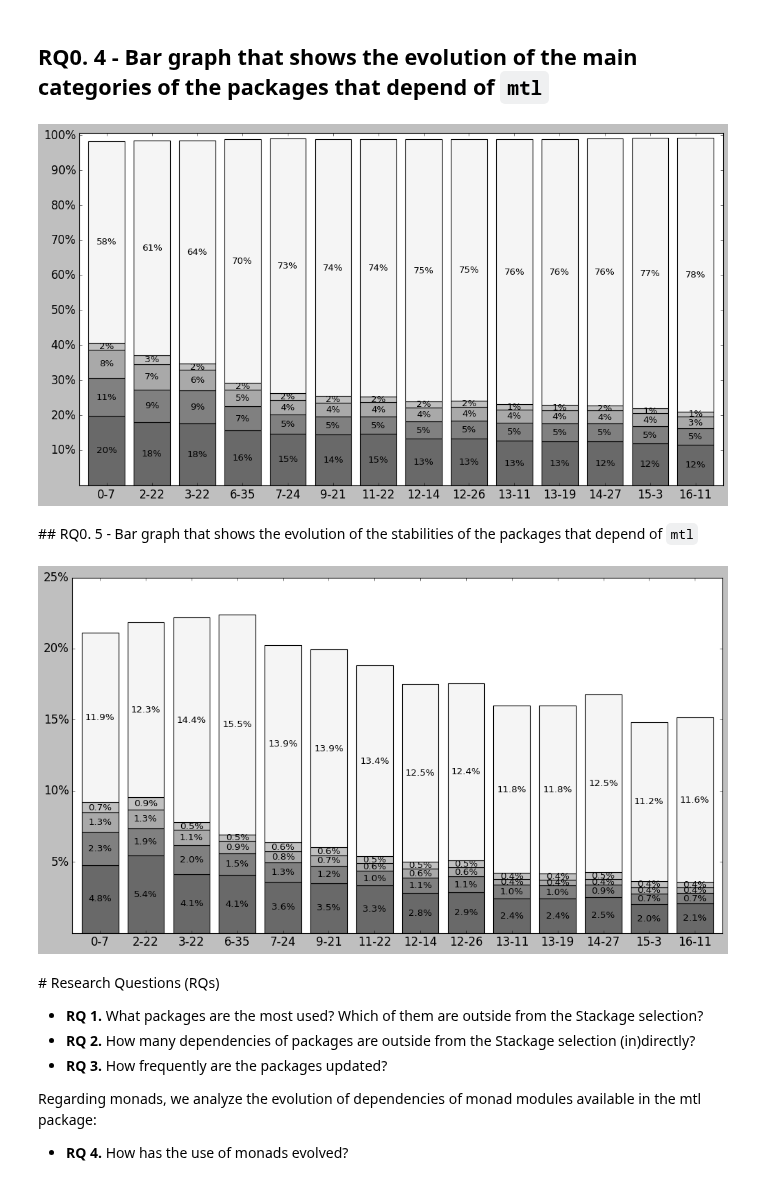
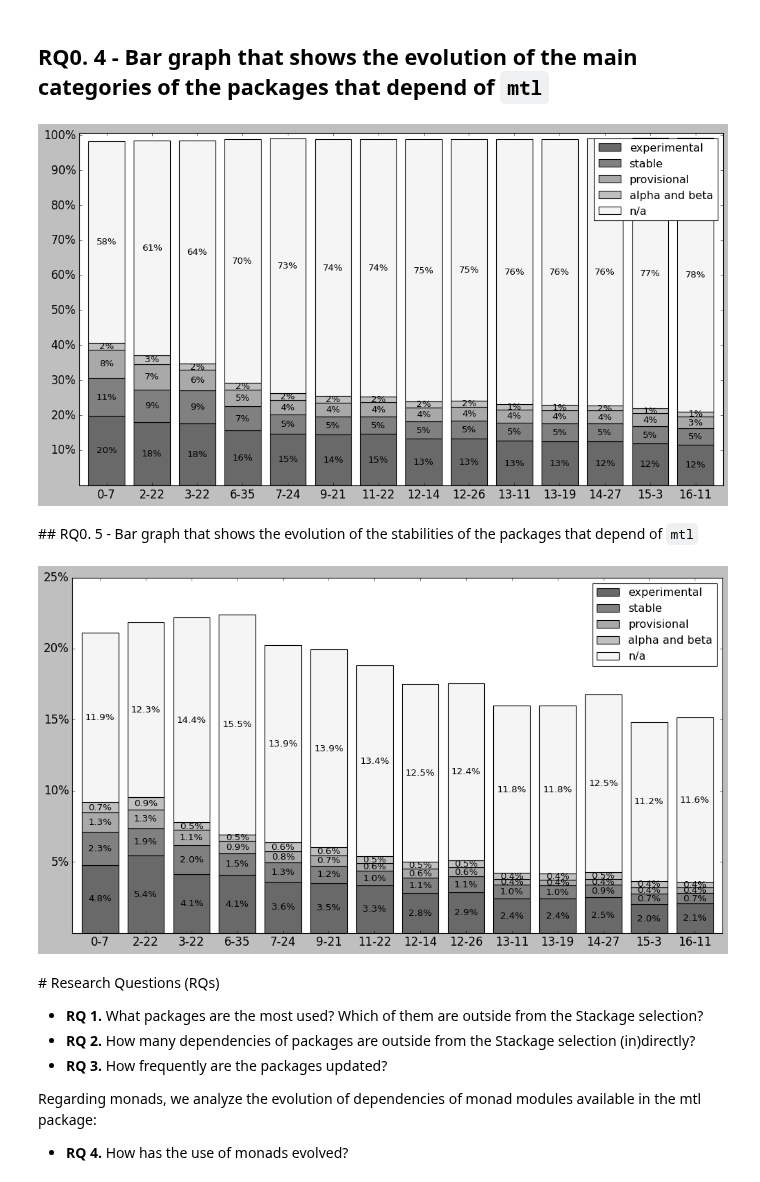
Before and after one commit to pragmaticslaboratory/stackage-evolution, a Jupyter notebook: notebooks/answers.ipynb, the cells around one changed output. Saved outputs shown, nothing was run; the diff lists cells and outputs as text; code cells hidden in the pictures.

```diff
--- a/notebooks/answers.ipynb
+++ b/notebooks/answers.ipynb
@@ -350,7 +350,7 @@ ax.bar_label(bar2, labels=list(map(lambda per: f"{round(per)}%", data['stable'])
 ax.bar_label(bar3, labels=list(map(lambda per: f"{round(per)}%", data['provisional'])), label_type='center')
 ax.bar_label(bar4, labels=list(map(lambda per: f"{round(per)}%", data['alpha'])), label_type='center')
 ax.bar_label(bar5, labels=list(map(lambda per: f"{round(per)}%", data[''])), label_type='center')
-
+ax.legend(loc='upper right', fontsize='large')
 ax.set_xticks(lts_list)
 ax.set_xticklabels(lts_list,fontsize=15)
 ax.set_yticks([10, 20, 30, 40, 50, 60, 70, 80, 90, 100])
@@ -358,7 +358,7 @@ ax.set_yticklabels(['10%', '20%', '30%', '40%', '50%', '60%', '70%', '80%', '90%
 plt.savefig("../graphs/rq0-4.pdf", format='pdf', bbox_inches='tight')
 plt.show()
 # %% [output]
-[figure, old version]
+[figure, new version]
 # %% [markdown]
 ## RQ0. 5 - Bar graph that shows the evolution of the stabilities of the packages that depend of `mtl`
 # %%
@@ -402,27 +402,28 @@ for i in range (len(data['alpha'])):
 # %%
 fig, ax = plt.subplots(figsize=(12,8))
 ax.margins(0.015)
 plt.subplots_adjust(right=1.1)
 
 bar1 = ax.bar(x=lts_list, height=data['experimental'], width=0.8, color='dimgrey', align='center', label='experimental')
 bar2 = ax.bar(x=lts_list, height=data['stable'], width=0.8, bottom=data['experimental'], color='grey', label='stable')
 bar3 = ax.bar(x=lts_list, height=data['provisional'], width=0.8, bottom=list(map(operator.add, data['experimental'], data['stable'])), color='darkgrey', label='provisional')
 bar4 = ax.bar(x=lts_list, height=data['alpha'], width=0.8, bottom=list(map(operator.add, list(map(operator.add, data['experimental'], data['stable'])), data['provisional'])), color='silver', label='alpha and beta')
 bar5 = ax.bar(x=lts_list, height=data[''], width=0.8, bottom=list(map(operator.add, list(map(operator.add, list(map(operator.add, data['experimental'], data['stable'])), data['provisional'])), data['alpha'])), color='whitesmoke', label='n/a')
 
 ax.bar_label(bar1, labels=list(map(lambda per: f"{round(per,1)}%", data['experimental'])), label_type='center')
 ax.bar_label(bar2, labels=list(map(lambda per: f"{round(per,1)}%", data['stable'])), label_type='center')
 ax.bar_label(bar3, labels=list(map(lambda per: f"{round(per,1)}%", data['provisional'])), label_type='center')
 ax.bar_label(bar4, labels=list(map(lambda per: f"{round(per,1)}%", data['alpha'])), label_type='center')
 ax.bar_label(bar5, labels=list(map(lambda per: f"{round(per,1)}%", data[''])), label_type='center')
+ax.legend(loc='upper right', fontsize='large')
 ax.set_xticks(lts_list)
 ax.set_xticklabels(lts_list,fontsize=15)
 ax.set_yticks([5,10, 15, 20, 25])
 ax.set_yticklabels(['5%','10%', '15%','20%', '25%'],fontsize=15)
 plt.savefig("../graphs/rq0-5.pdf", format='pdf', bbox_inches='tight')
 plt.show()
 # %% [output]
-[figure, old version]
+[figure, new version]
 # %% [markdown]
 # Research Questions (RQs)
 
```
Also changed, not shown: parts of 4 cells of this notebook, 10 other files.
